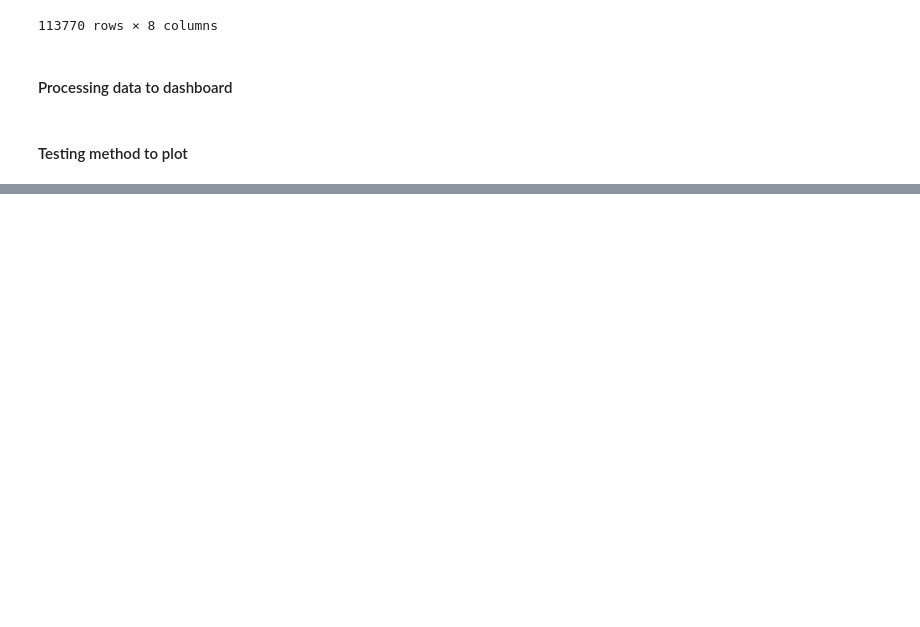
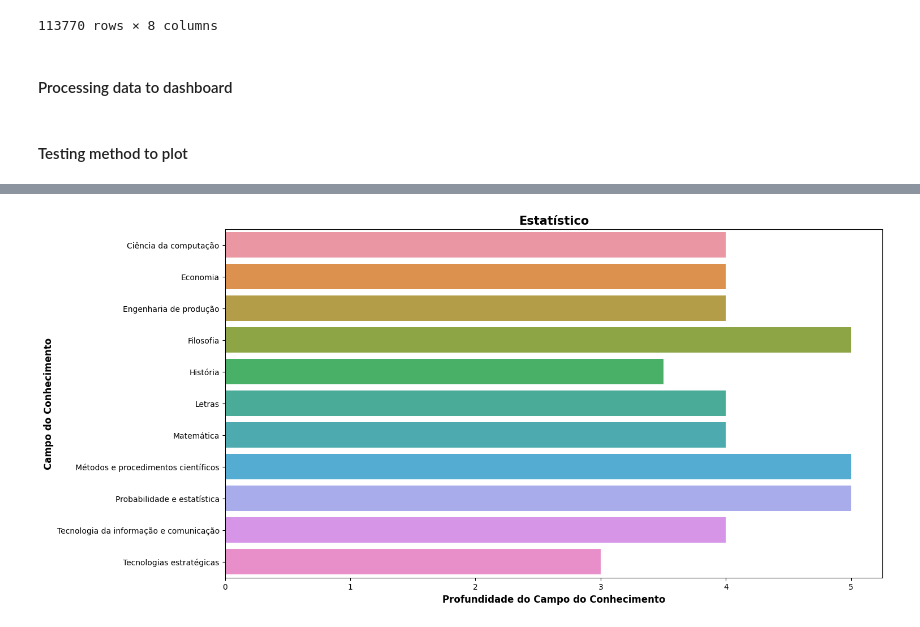
Before and after one commit to NophaieViscente/HR, a Jupyter notebook: app/EDA_QBQ.ipynb, the cells around one changed output, grey strips where cells are left out. Cells and saved outputs as stored; diff of their text form; code cells hidden in the pictures; blank space fills up the shorter version.

```diff
--- a/app/EDA_QBQ.ipynb
+++ b/app/EDA_QBQ.ipynb
@@ -67,0 +69,4 @@ UtilsEDA.plotting_graph(dataframe=data_dash, column_factor="depth", code=313220,
+# %%
+UtilsEDA.plotting_graph(dataframe=data_dash, column_factor="depth", code=211205, title_graph="Profundidade")
+# %% [output]
+[figure, added]
```
Also changed, not shown: parts of 4 cells of this notebook, 1 other file.
